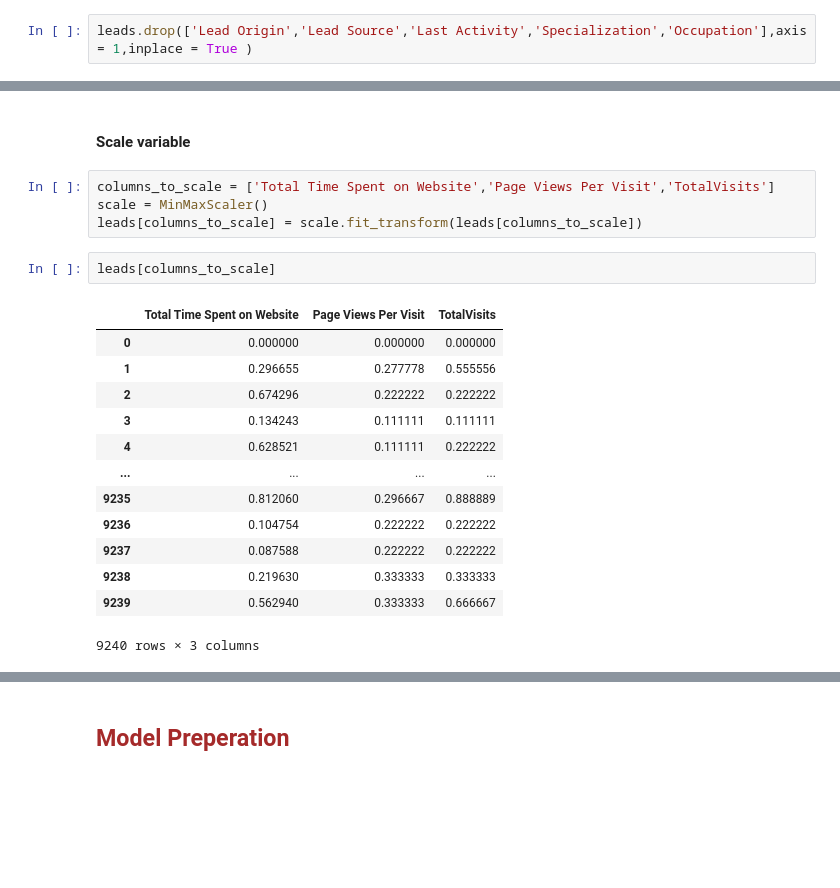
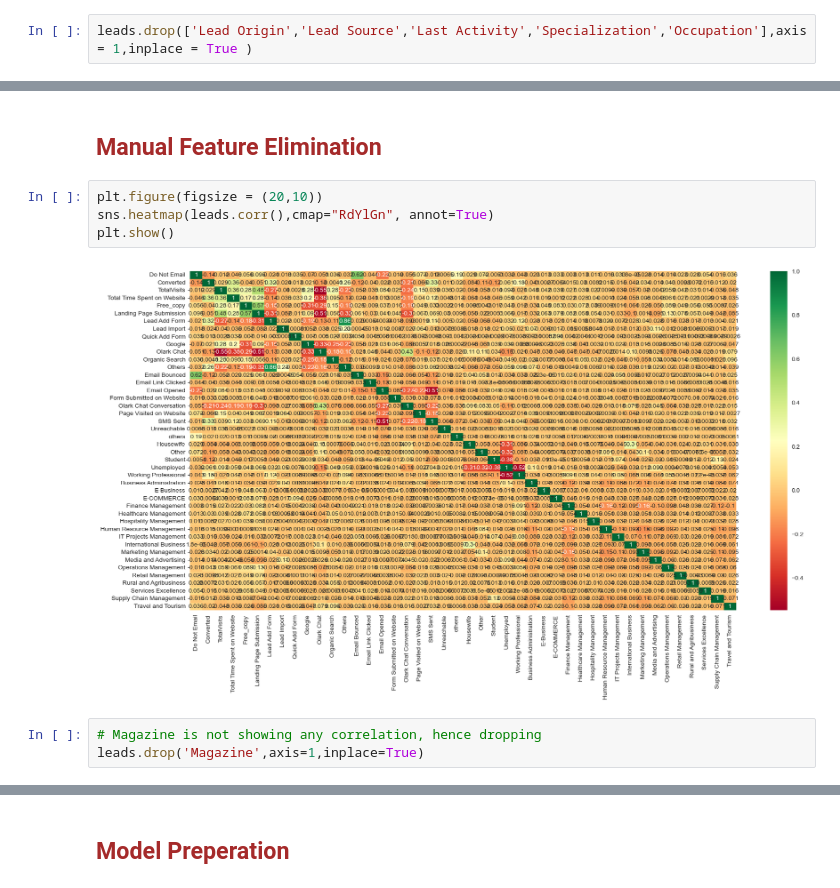
Before and after one commit to ankanroy92in/X_Education, a Jupyter notebook: X_Education.ipynb, the cells around one changed output, grey strips where cells are left out. Drawn from its saved outputs; the diff is of its cells as text; blank space fills up the shorter version.

```diff
--- a/X_Education.ipynb
+++ b/X_Education.ipynb
@@ -915,23 +915,12 @@ dtypes: float64(2), int64(5), uint8(39)
 memory usage: 857.4 KB
-# %% [markdown]
-#### Scale variable
-# %%
-columns_to_scale = ['Total Time Spent on Website','Page Views Per Visit','TotalVisits']
-scale = MinMaxScaler()
-leads[columns_to_scale] = scale.fit_transform(leads[columns_to_scale])
-# %%
-leads[columns_to_scale]
-# %% [output]
-|  | Total Time Spent on Website | Page Views Per Visit | TotalVisits |
-| 0 | 0.000000 | 0.000000 | 0.000000 |
-| 1 | 0.296655 | 0.277778 | 0.555556 |
-| 2 | 0.674296 | 0.222222 | 0.222222 |
-| 3 | 0.134243 | 0.111111 | 0.111111 |
-| 4 | 0.628521 | 0.111111 | 0.222222 |
-| ... | ... | ... | ... |
-| 9235 | 0.812060 | 0.296667 | 0.888889 |
-| 9236 | 0.104754 | 0.222222 | 0.222222 |
-| 9237 | 0.087588 | 0.222222 | 0.222222 |
-| 9238 | 0.219630 | 0.333333 | 0.333333 |
-| 9239 | 0.562940 | 0.333333 | 0.666667 |
-9240 rows × 3 columns
+# %% [markdown]
+# <h2 align="left"> <font color='brown'>Manual Feature Elimination</font></h2>
+# %%
+plt.figure(figsize = (20,10))
+sns.heatmap(leads.corr(),cmap="RdYlGn", annot=True)
+plt.show()
+# %% [output]
+[figure, added]
+# %%
+# Magazine is not showing any correlation, hence dropping
+leads.drop('Magazine',axis=1,inplace=True)
```
Also changed, not shown: parts of 28 cells of this notebook.
